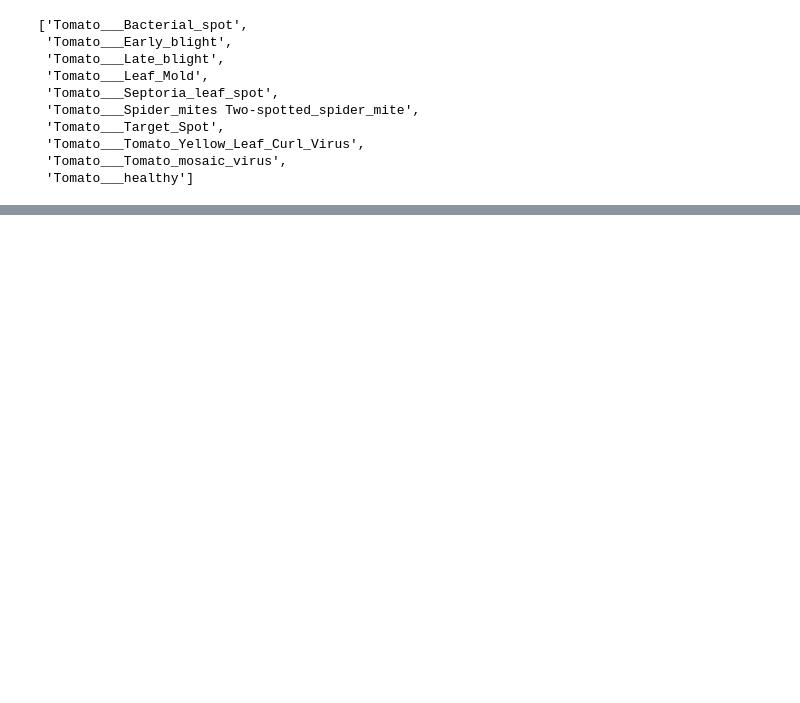
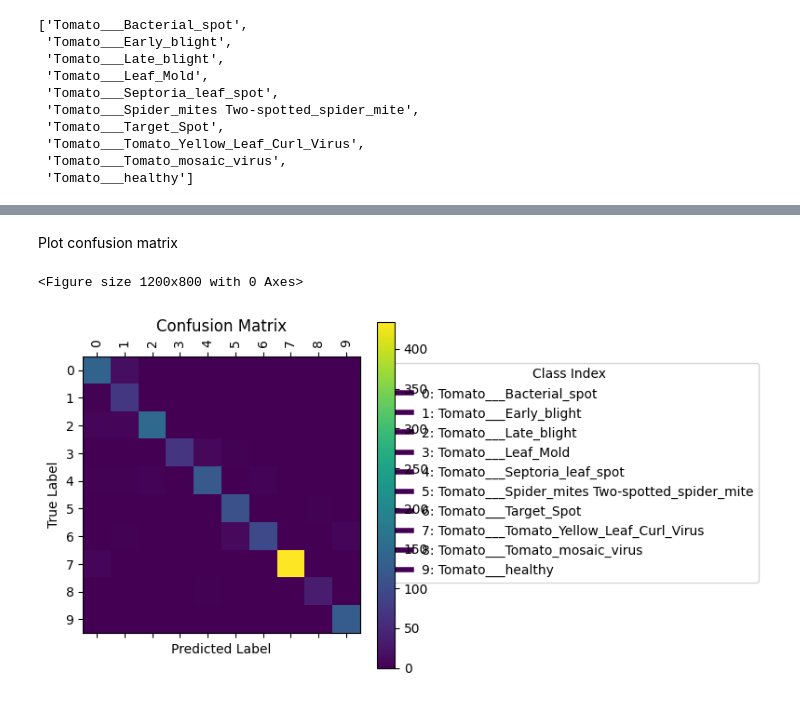
Before and after one commit to BabaRiri/tomato-leaf-disease-detection, a Jupyter notebook: training/testing.ipynb, the cells around one changed output, grey strips where cells are left out. Saved outputs shown, nothing was run; the diff lists cells and outputs as text; code cells hidden in the pictures; blank space fills up the shorter version.

```diff
--- a/training/testing.ipynb
+++ b/training/testing.ipynb
@@ -108,0 +82,16 @@ for images, labels in test_dataset.take(1):
+# %%
+for images, labels in test_dataset:
+    for img, lbl in zip(images, labels):
+        predicted_class, _ = predict(model, img.numpy())
+        y_true.append(class_names[lbl])
+        y_pred.append(predicted_class)
+
+# Compute confusion matrix
+cm = confusion_matrix(y_true, y_pred, labels=class_names)
+
+# Replace class names with indices for confusion matrix
+class_indices = {name: idx for idx, name in enumerate(class_names)}
+y_true_indices = [class_indices[label] for label in y_true]
+y_pred_indices = [class_indices[label] for label in y_pred]
+
+cm_indices = confusion_matrix(y_true_indices, y_pred_indices)
@@ -108,0 +116,30 @@ for images, labels in test_dataset.take(1):
+# %% [markdown]
+Plot confusion matrix
+# %%
+# Plot confusion matrix with numbers and legend
+plt.figure(figsize=(12, 8))
+cax = plt.matshow(cm_indices, cmap='viridis')
+plt.colorbar(cax)
+
+plt.xlabel('Predicted Label')
+plt.ylabel('True Label')
+plt.title('Confusion Matrix')
+
+# Set ticks and labels
+plt.xticks(ticks=np.arange(len(class_names)), labels=np.arange(len(class_names)), rotation='vertical')
+plt.yticks(ticks=np.arange(len(class_names)), labels=np.arange(len(class_names)))
+
+# Add legend outside the plot
+plt.legend(
+    handles=[plt.Line2D([0], [0], color=cax.cmap(cax.norm(0)), lw=4) for _ in range(len(class_names))],
+    labels=[f'{i}: {name}' for i, name in enumerate(class_names)],
+    title="Class Index",
+    bbox_to_anchor=(1.05, 1),
+    loc='upper left'
+)
+
+plt.tight_layout(rect=[0, 0, 0.85, 1])  # Adjust the rect parameter to make space for the legend
+plt.show()
+# %% [output]
+<Figure size 1200x800 with 0 Axes>
+[figure, added]
```
Also changed, not shown: parts of 8 cells of this notebook, 43 other files.
